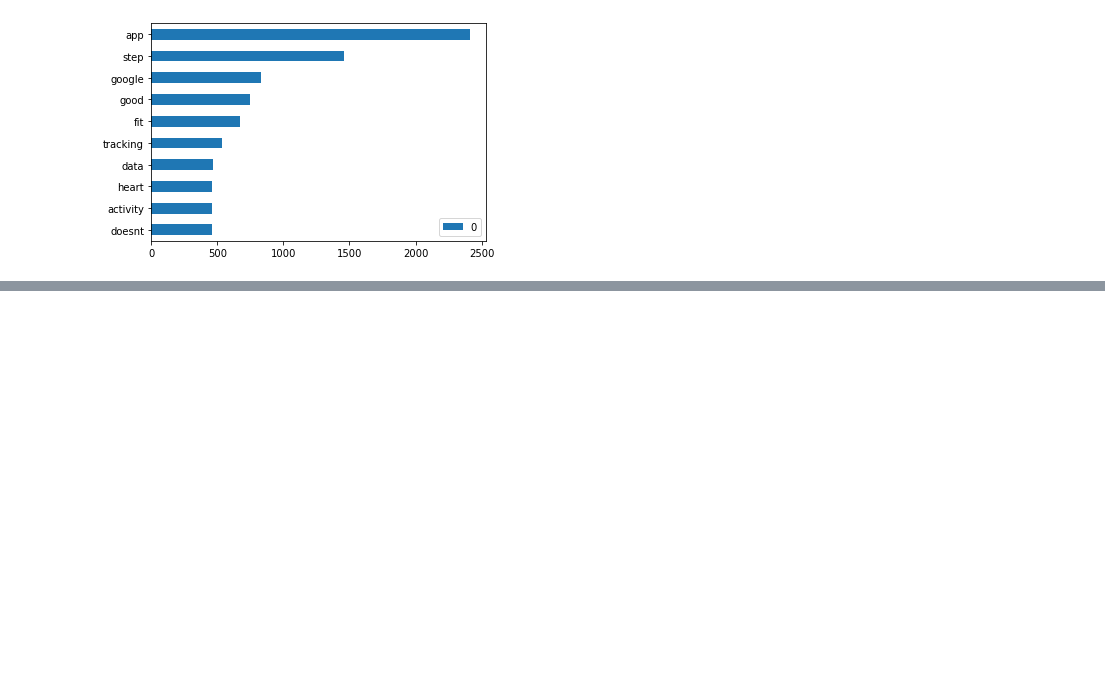
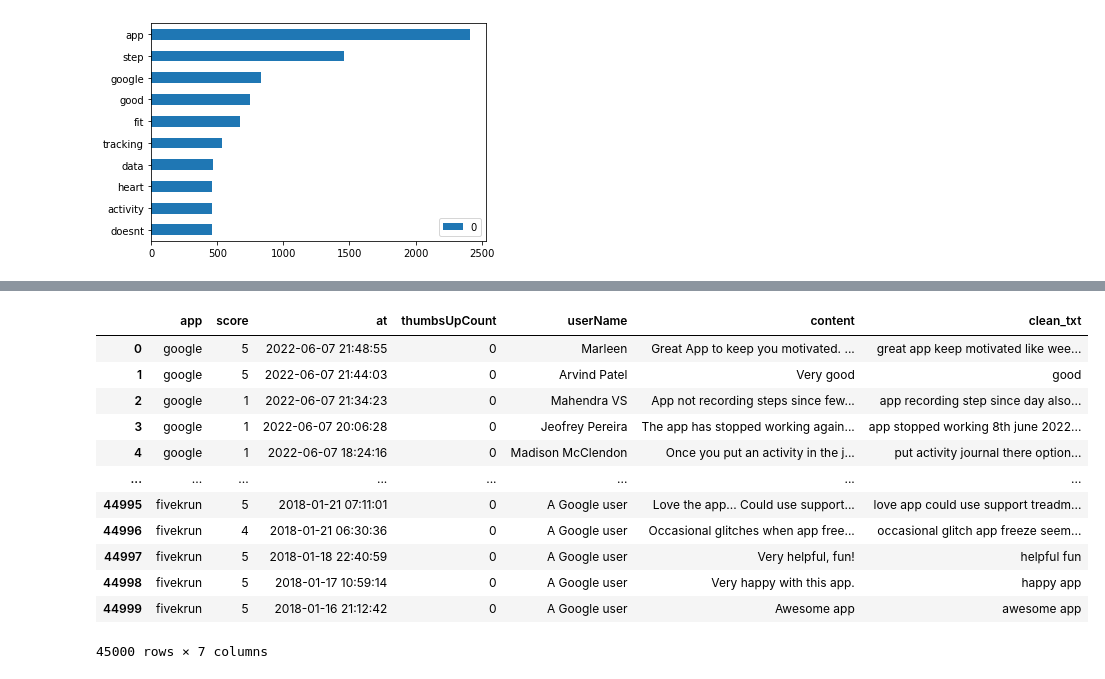
Before and after one commit to stephanie-jones78/fit-scraper, a Jupyter notebook: fit-app-scraping.ipynb, the cells around one changed output, grey strips where cells are left out. Cells and saved outputs as stored; diff of their text form; code cells hidden in the pictures; blank space fills up the shorter version.

```diff
--- a/fit-app-scraping.ipynb
+++ b/fit-app-scraping.ipynb
@@ -356,0 +348,19 @@ Length: 5993, dtype: float64
+# %%
+# creating clean text col
+df2['clean_txt'] = lines
+
+df2
+# %% [output]
+|  | app | score | at | thumbsUpCount | userName | content | clean_txt |
+| 0 | google | 5 | 2022-06-07 21:48:55 | 0 | Marleen | Great App to keep you motivated. ... | great app keep motivated like wee... |
+| 1 | google | 5 | 2022-06-07 21:44:03 | 0 | Arvind Patel | Very good | good |
+| 2 | google | 1 | 2022-06-07 21:34:23 | 0 | Mahendra VS | App not recording steps since few... | app recording step since day also... |
+| 3 | google | 1 | 2022-06-07 20:06:28 | 0 | Jeofrey Pereira | The app has stopped working again... | app stopped working 8th june 2022... |
+| 4 | google | 1 | 2022-06-07 18:24:16 | 0 | Madison McClendon | Once you put an activity in the j... | put activity journal there option... |
+| ... | ... | ... | ... | ... | ... | ... | ... |
+| 44995 | fivekrun | 5 | 2018-01-21 07:11:01 | 0 | A Google user | Love the app... Could use support... | love app could use support treadm... |
+| 44996 | fivekrun | 4 | 2018-01-21 06:30:36 | 0 | A Google user | Occasional glitches when app free... | occasional glitch app freeze seem... |
+| 44997 | fivekrun | 5 | 2018-01-18 22:40:59 | 0 | A Google user | Very helpful, fun! | helpful fun |
+| 44998 | fivekrun | 5 | 2018-01-17 10:59:14 | 0 | A Google user | Very happy with this app. | happy app |
+| 44999 | fivekrun | 5 | 2018-01-16 21:12:42 | 0 | A Google user | Awesome app | awesome app |
+45000 rows × 7 columns
```
Also changed, not shown: parts of 20 cells of this notebook.
